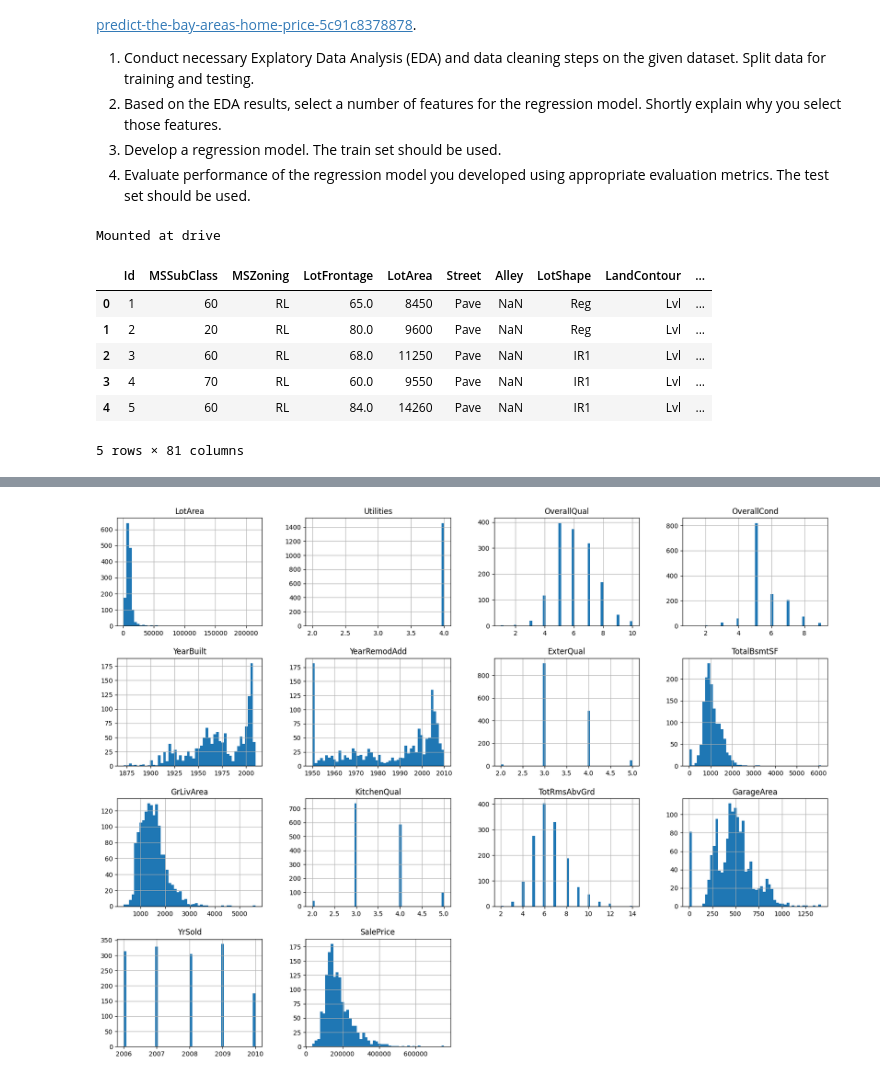
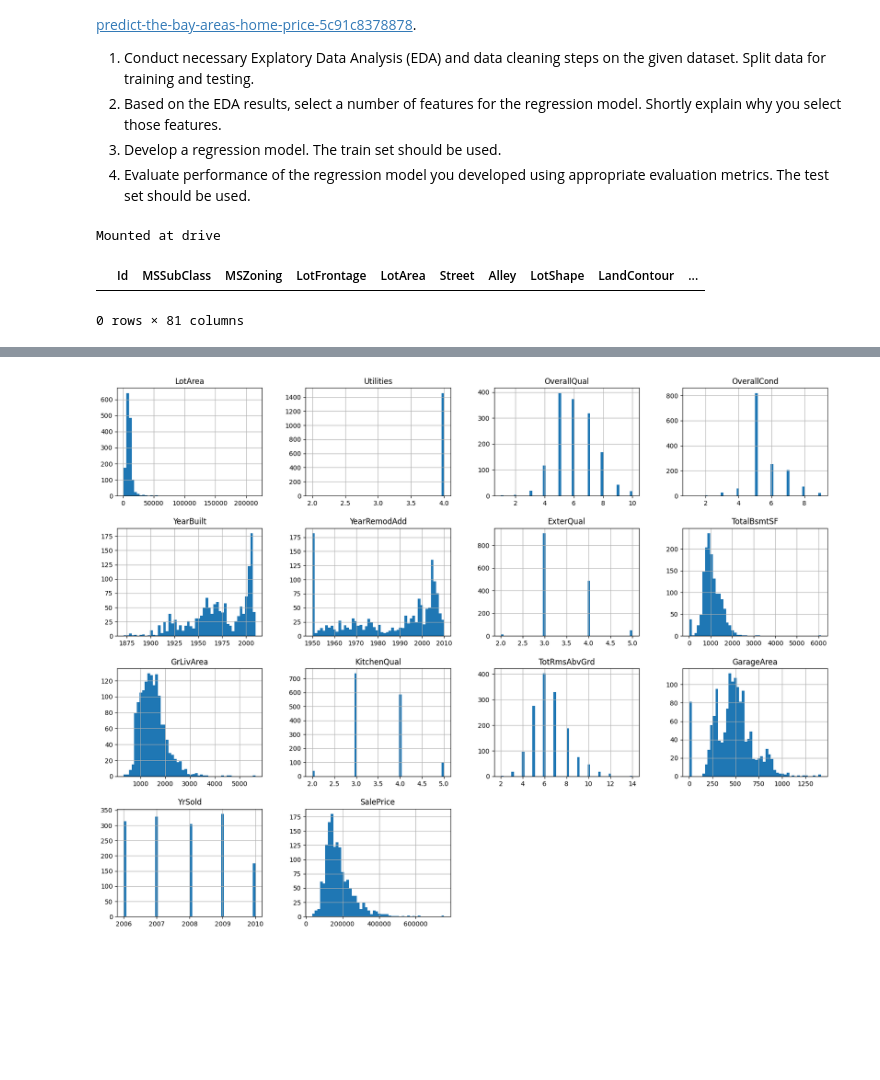
Before and after one commit to kahosadi/INFO5731_Spring_2024, a Jupyter notebook: Christopher_Nelfrits_Assignment_04.ipynb, the cells around one changed output, grey strips where cells are left out. Cells and saved outputs as stored; diff of their text form; code cells hidden in the pictures; blank space fills up the shorter version.

```diff
--- a/Christopher_Nelfrits_Assignment_04.ipynb
+++ b/Christopher_Nelfrits_Assignment_04.ipynb
@@ -300,23 +300,19 @@ The two algorithms produce consistent result on each metrics. So probably, the p
 # %%
 # Write your code here
 import pandas as pd
 
 from google.colab import drive
 drive.mount('drive', force_remount=True)
 
 house_train = pd.read_csv('/content/drive/My Drive/assignment4-question3-data/train.csv')
 house_test = pd.read_csv('/content/drive/My Drive/assignment4-question3-data/test.csv')
 
-house_train.head()
+#just combine it
+house_train.merge(house_test)
 # %% [output]
 Mounted at drive
 |  | Id | MSSubClass | MSZoning | LotFrontage | LotArea | Street | Alley | LotShape | LandContour | ... |
-| 0 | 1 | 60 | RL | 65.0 | 8450 | Pave | NaN | Reg | Lvl | ... |
-| 1 | 2 | 20 | RL | 80.0 | 9600 | Pave | NaN | Reg | Lvl | ... |
-| 2 | 3 | 60 | RL | 68.0 | 11250 | Pave | NaN | IR1 | Lvl | ... |
-| 3 | 4 | 70 | RL | 60.0 | 9550 | Pave | NaN | IR1 | Lvl | ... |
-| 4 | 5 | 60 | RL | 84.0 | 14260 | Pave | NaN | IR1 | Lvl | ... |
-5 rows × 81 columns
+0 rows × 81 columns
 # %%
 #preprocessing
 
```
Also changed, not shown: parts of 9 cells of this notebook.
